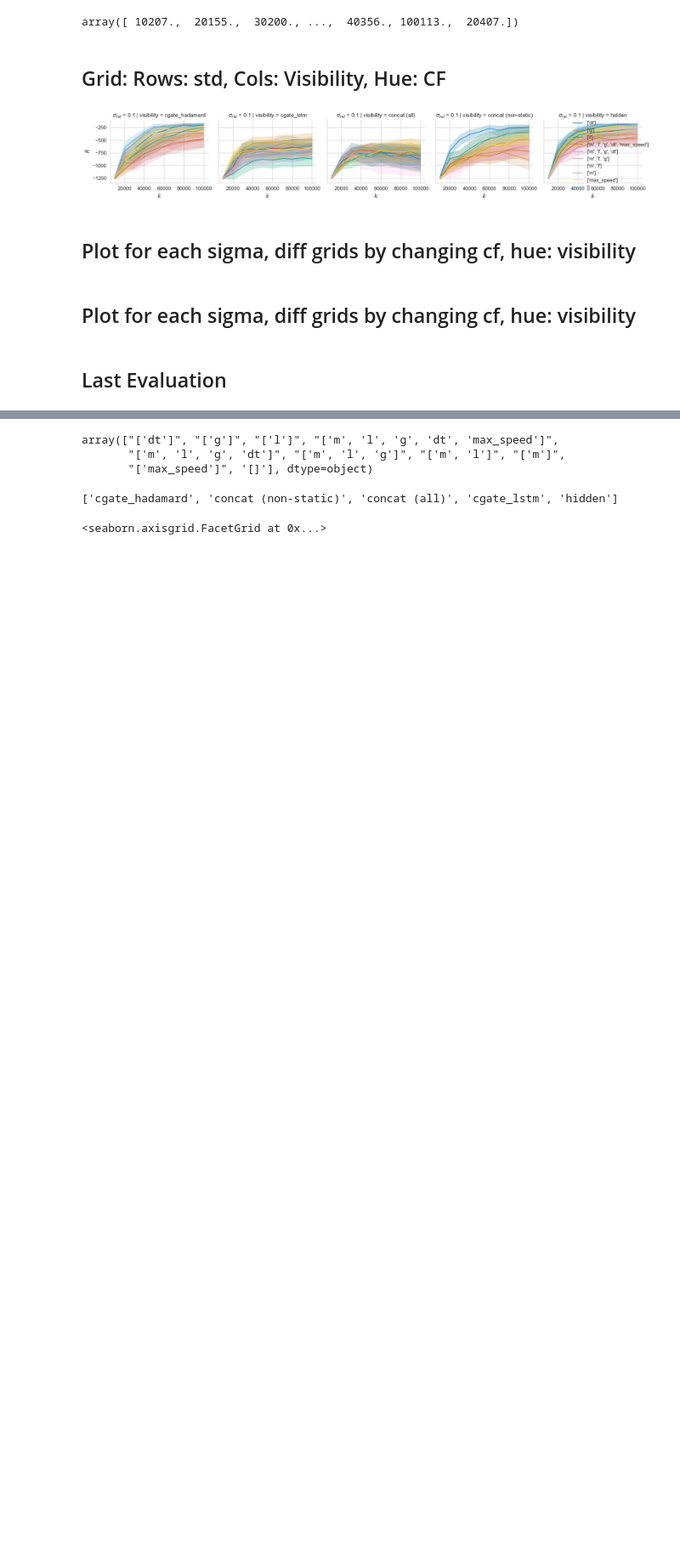
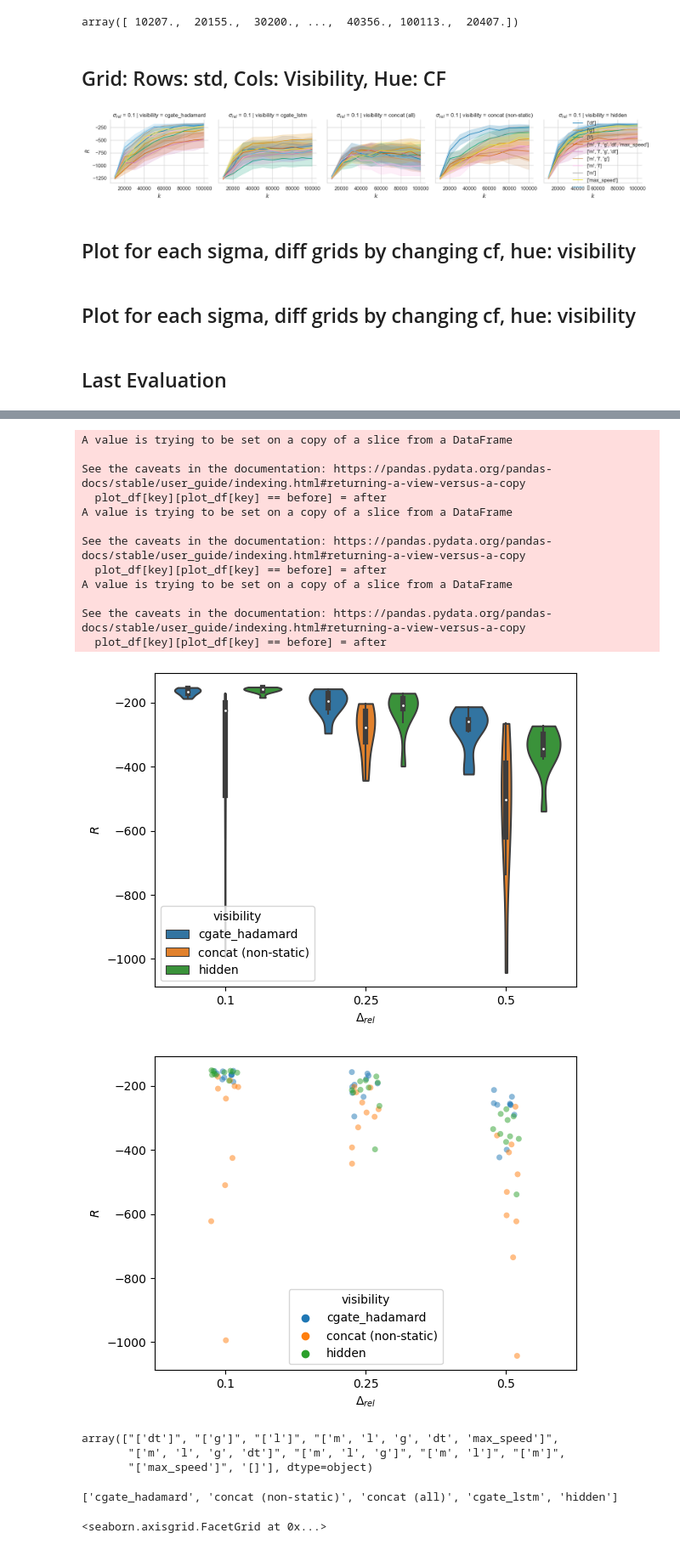
Before and after one commit to automl/CARL, a Jupyter notebook: experiments/evaluation/eval_benchmarking.ipynb, the cells around one changed output, grey strips where cells are left out. Shown at 85% size. Saved outputs shown, nothing was run; the diff lists cells and outputs as text; code cells hidden in the pictures; blank space fills up the shorter version.

```diff
--- a/experiments/evaluation/eval_benchmarking.ipynb
+++ b/experiments/evaluation/eval_benchmarking.ipynb
@@ -879,3 +918,41 @@ ValueError: Number of columns must be a positive integer, not 0
+# %%
+import matplotlib.pyplot as plt
+import seaborn as sns
+import scipy
+
+plot_df = load_plot_df(plot_data_fn=plot_data_fn, load_final=True)
+
+key = wkt["wandb.group"]
+plot_df = plot_df[(plot_df[key] == "hidden") | (plot_df[key] == "cgate_hadamard") | (plot_df[key] == "concat (non-static)")]
+
+reduced = plot_df.groupby([wkt["wandb.group"], wkt["context_sampler.uniform_bounds_rel"], "seed"])[wkt["eval/return"]].mean(numeric_only=True)
+reduced = plot_df.groupby([wkt["wandb.group"], wkt["context_sampler.uniform_bounds_rel"], "seed"])[wkt["eval/return"]].apply(scipy.stats.trim_mean, proportiontocut=0.25, axis=None)
+reduced = reduced.reset_index()  # multi-index (groups) back to normal columns
+
+# reduced = plot_df
+
+hue = wkt["wandb.group"]
+x = wkt["context_sampler.uniform_bounds_rel"]
+y = wkt["eval/return"]
+ax = sns.violinplot(data=reduced, x=x, y=y, hue=hue, multiple="dodge", cut=0)
+
+plt.show()
+ax = sns.stripplot(data=reduced, x=x, y=y,hue=hue, alpha=0.5)
+# %% [output]
+A value is trying to be set on a copy of a slice from a DataFrame
+
+See the caveats in the documentation: https://pandas.pydata.org/pandas-docs/stable/user_guide/indexing.html#returning-a-view-versus-a-copy
+  plot_df[key][plot_df[key] == before] = after
+A value is trying to be set on a copy of a slice from a DataFrame
+
+See the caveats in the documentation: https://pandas.pydata.org/pandas-docs/stable/user_guide/indexing.html#returning-a-view-versus-a-copy
+  plot_df[key][plot_df[key] == before] = after
+A value is trying to be set on a copy of a slice from a DataFrame
+
+See the caveats in the documentation: https://pandas.pydata.org/pandas-docs/stable/user_guide/indexing.html#returning-a-view-versus-a-copy
+  plot_df[key][plot_df[key] == before] = after
+[figure, added]
+[figure, added]
 # %%
 subdf[wkt["wandb.group"]].unique()
 # %%
```
Also changed, not shown: parts of 9 cells of this notebook, 3 other files.
